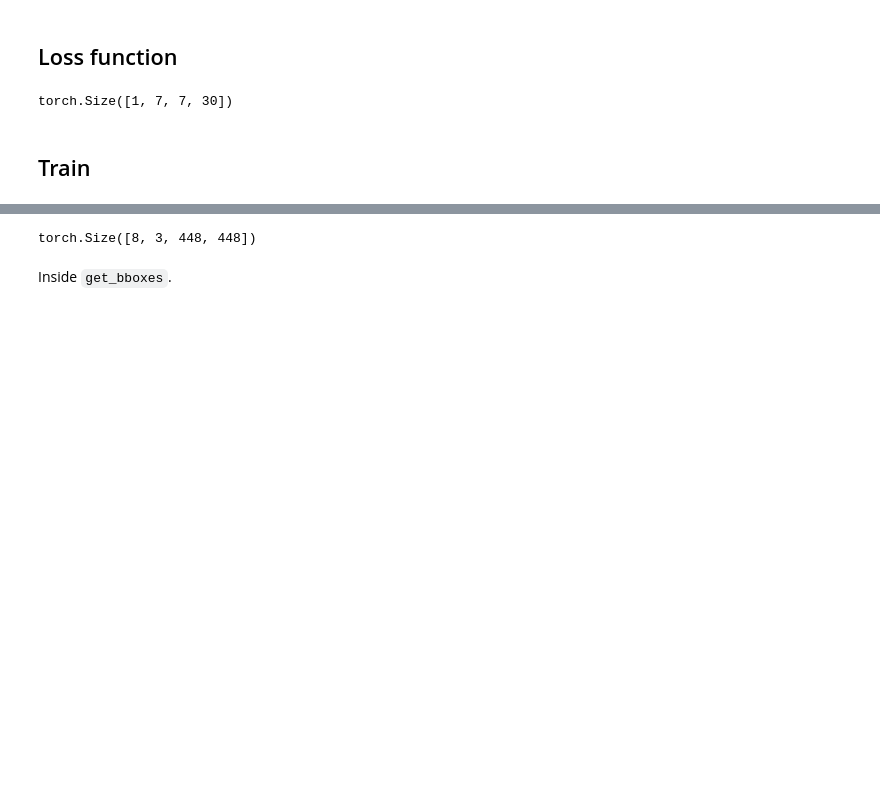
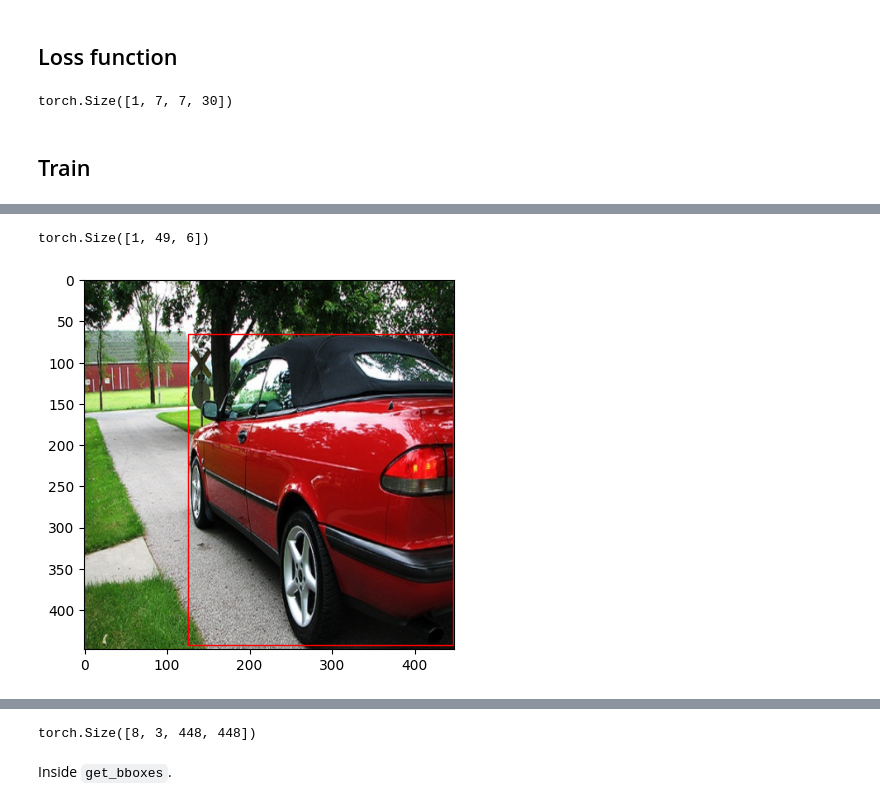
Before and after one commit to galopyz/pilus_project, a Jupyter notebook: nbs/53_yolov1.ipynb, the cells around one changed output, grey strips where cells are left out. Cells and saved outputs as stored; diff of their text form; code cells hidden in the pictures; blank space fills up the shorter version.

```diff
--- a/nbs/53_yolov1.ipynb
+++ b/nbs/53_yolov1.ipynb
@@ -990,3 +1021,11 @@ train_dataset = VOCDataset(
+# %%
+torch.tensor(cellboxes_to_boxes(y0.unsqueeze(0))).shape
+# %% [output]
+torch.Size([1, 49, 6])
+# %%
+plot_image(train_dataset[0][0], cellboxes_to_boxes(y0.unsqueeze(0))[0])
+# %% [output]
+[figure, added]
 # %%
 def main():
     model = Yolov1(split_size=7, num_boxes=2, num_classes=20).to(DEVICE)
```
Also changed, not shown: parts of 8 cells of this notebook, 1 other file.
